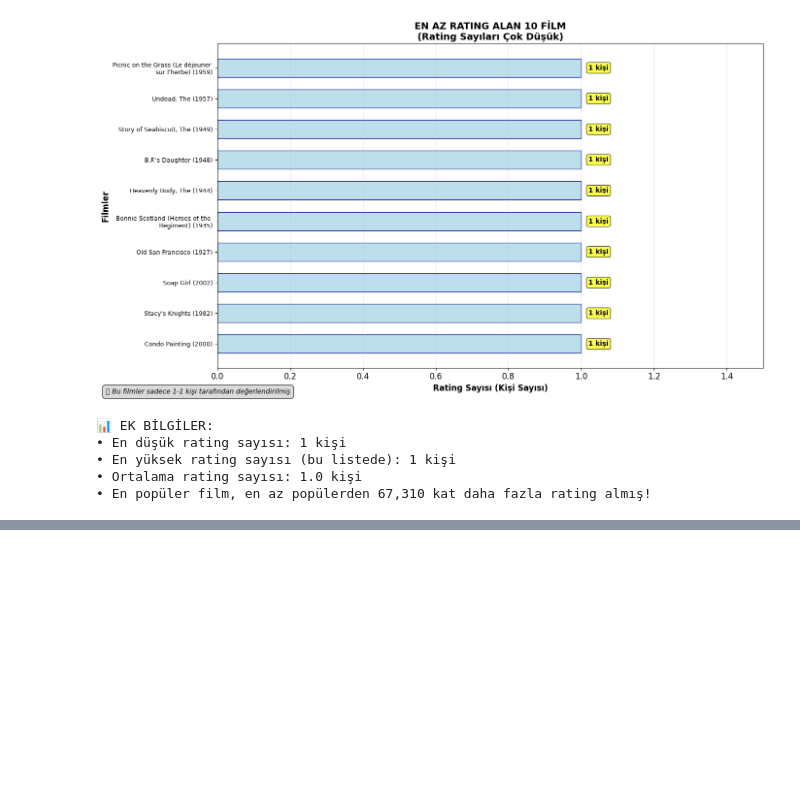
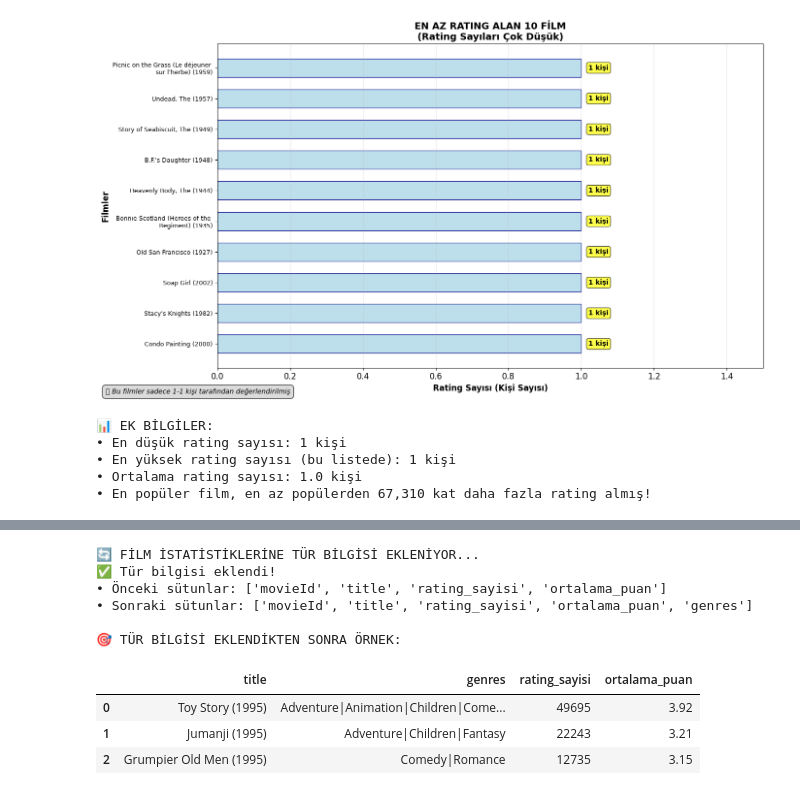
Before and after one commit to KinacAhmett/MovieRecommender, a Jupyter notebook: dataAnalyze.ipynb, the cells around one changed output, grey strips where cells are left out. Cells and saved outputs as stored; diff of their text form; code cells hidden in the pictures; blank space fills up the shorter version.

```diff
--- a/dataAnalyze.ipynb
+++ b/dataAnalyze.ipynb
@@ -710,0 +823,24 @@ Name: count, dtype: int64
+# %%
+# %% [markdown]
+# ## 📉 EN AZ OYLANAN FİLMLER (SADECE LİSTE)
+
+# %%
+print("🎯 EN AZ OYLANAN 20 FİLM - SADECE BİLGİ AMAÇLI")
+
+# Film istatistiklerini hesapla (birleştirilmiş veriden)
+film_istatistikleri = film_rating_birlestirilmis.groupby(['movieId', 'title']).agg({
+    'rating': ['count', 'mean']
+}).round(2)
+
+# Sütun isimlerini düzelt
+film_istatistikleri.columns = ['rating_sayisi', 'ortalama_puan']
+film_istatistikleri = film_istatistikleri.reset_index()  # ⬅️ DÜZELTİLDİ: film_atistikleri → film_istatistikleri
+
+# En az oylanan 20 film
+en_az_oylanan = film_istatistikleri.nsmallest(20, 'rating_sayisi')
+
+print(f"📊 EN AZ OYLANAN 20 FİLM (Sadece {en_az_oylanan['rating_sayisi'].min()}-{en_az_oylanan['rating_sayisi'].max()} oy):")
+print("=" * 90)
+for i, (idx, film) in enumerate(en_az_oylanan.iterrows(), 1):
+    film_adi = film['title'][:60] + '...' if len(film['title']) > 60 else film['title']
+    print(f"{i:2d}. {film_adi:65} | 👥 {film['rating_sayisi']:>3} oy | ⭐ {film['ortalama_puan']:>4.2f}")
@@ -710,0 +895,32 @@ Name: count, dtype: int64
+# %%
+# %% [markdown]
+# ## 🎭 FİLM İSTATİSTİKLERİNE TÜR BİLGİSİ EKLEME
+
+# %%
+print("🔄 FİLM İSTATİSTİKLERİNE TÜR BİLGİSİ EKLENİYOR...")
+
+# Film istatistiklerini genres ile birleştir
+film_istatistikleri_with_genres = film_istatistikleri.merge(
+    movies[['movieId', 'genres']],
+    on='movieId',
+    how='left'
+)
+
+print(f"✅ Tür bilgisi eklendi!")
+print(f"• Önceki sütunlar: {list(film_istatistikleri.columns)}")
+print(f"• Sonraki sütunlar: {list(film_istatistikleri_with_genres.columns)}")
+
+# Kontrol
+print(f"\n🎯 TÜR BİLGİSİ EKLENDİKTEN SONRA ÖRNEK:")
+display(film_istatistikleri_with_genres[['title', 'genres', 'rating_sayisi', 'ortalama_puan']].head(3))
+# %% [output]
+🔄 FİLM İSTATİSTİKLERİNE TÜR BİLGİSİ EKLENİYOR...
+✅ Tür bilgisi eklendi!
+• Önceki sütunlar: ['movieId', 'title', 'rating_sayisi', 'ortalama_puan']
+• Sonraki sütunlar: ['movieId', 'title', 'rating_sayisi', 'ortalama_puan', 'genres']
+
+🎯 TÜR BİLGİSİ EKLENDİKTEN SONRA ÖRNEK:
+|  | title | genres | rating_sayisi | ortalama_puan |
+| 0 | Toy Story (1995) | Adventure|Animation|Children|Come... | 49695 | 3.92 |
+| 1 | Jumanji (1995) | Adventure|Children|Fantasy | 22243 | 3.21 |
+| 2 | Grumpier Old Men (1995) | Comedy|Romance | 12735 | 3.15 |
```
Also changed, not shown: parts of 8 cells of this notebook.
